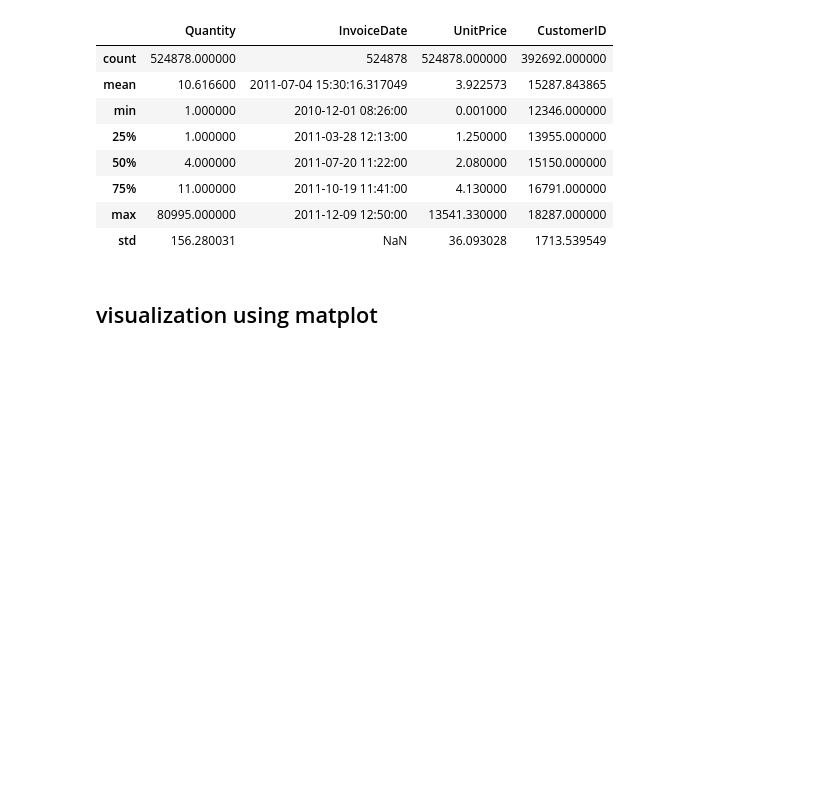
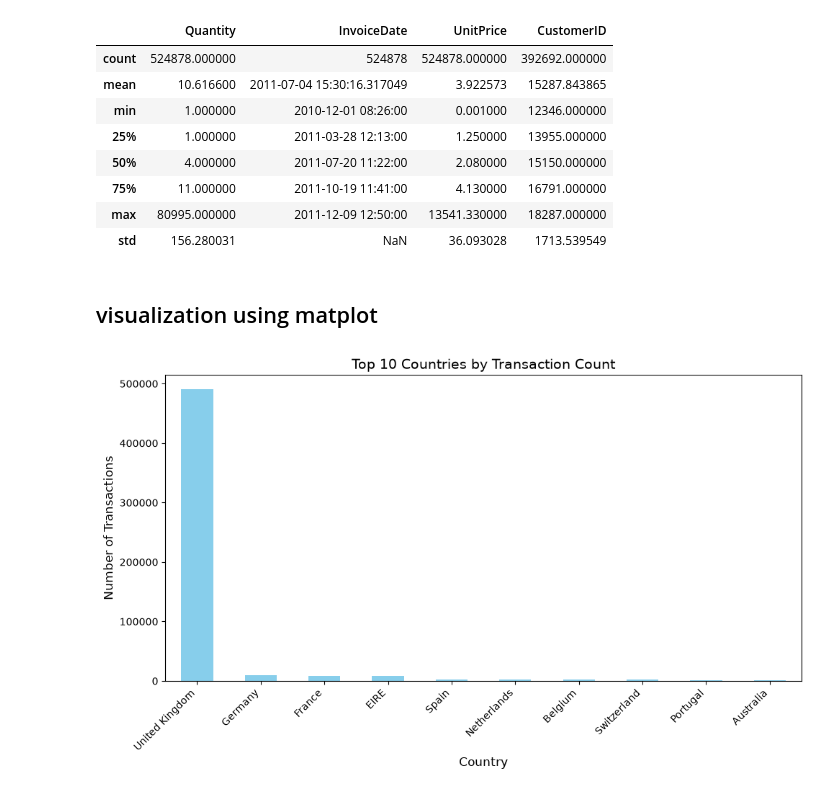
Before and after one commit to cheruu23/online-retail-analysis, a Jupyter notebook: notebooks/retail_sales_analysis.ipynb, the cells around one changed output. Drawn from its saved outputs; the diff is of its cells as text; code cells hidden in the pictures; blank space fills up the shorter version.

Commit message:
add simple visualizations for top 10 country in counts

```diff
--- a/notebooks/retail_sales_analysis.ipynb
+++ b/notebooks/retail_sales_analysis.ipynb
@@ -343,3 +343,23 @@ Summary Statistics:
 | std | 156.280031 | NaN | 36.093028 | 1713.539549 |
 # %% [markdown]
 ## visualization using matplot
+# %%
+# Get value counts of countries
+retail_df_country = retail_df['Country'].value_counts()
+
+# Create the plot for the top 10 countries
+fig, ax = plt.subplots(figsize=(10, 6))
+retail_df_country.head(10).plot(kind='bar', color='skyblue', ax=ax)
+
+# Add titles and labels
+ax.set_title("Top 10 Countries by Transaction Count", fontsize=14)
+ax.set_xlabel("Country", fontsize=12)
+ax.set_ylabel("Number of Transactions", fontsize=12)
+
+# Rotate country names so they don't overlap
+plt.xticks(rotation=45, ha='right')
+
+plt.tight_layout()
+plt.show()
+# %% [output]
+[figure, added]
```
